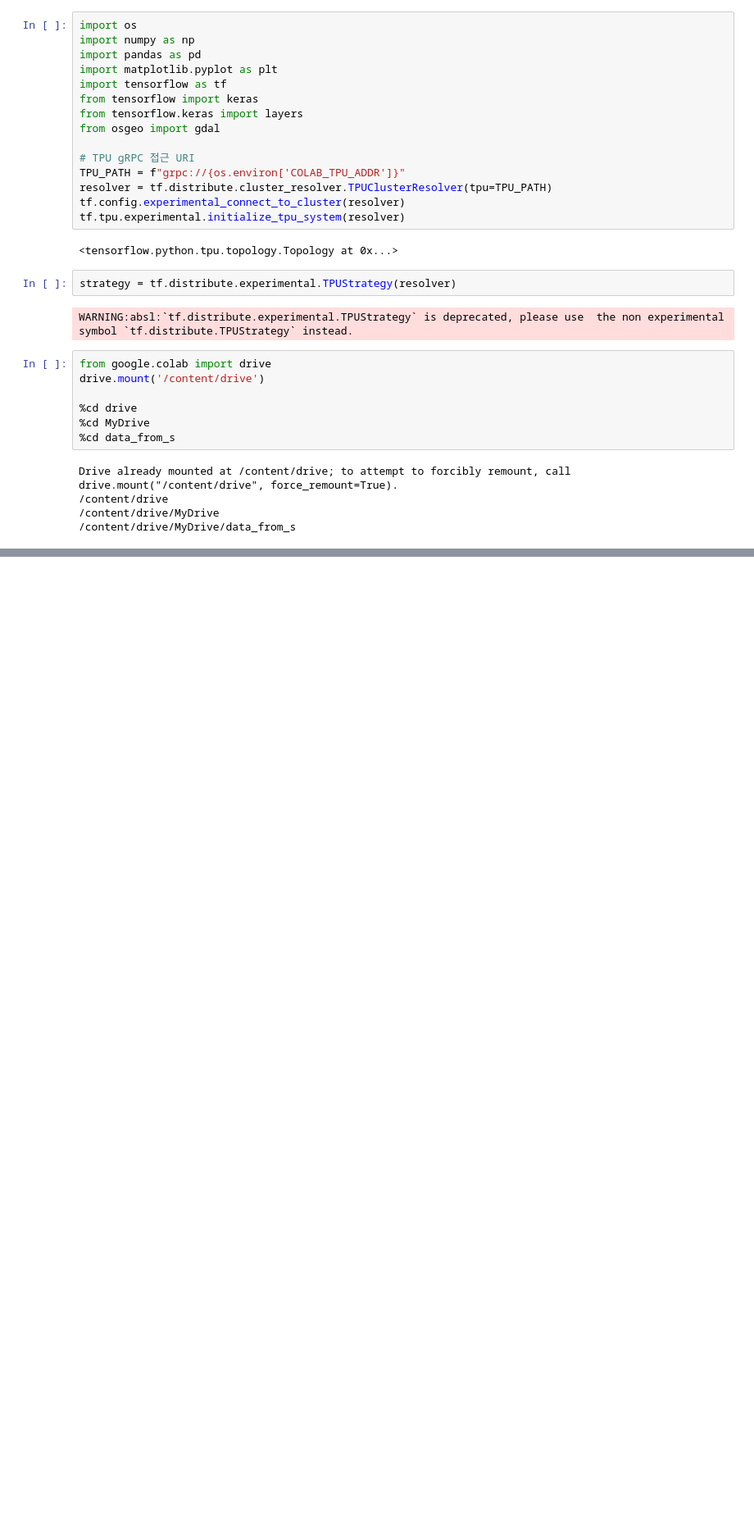
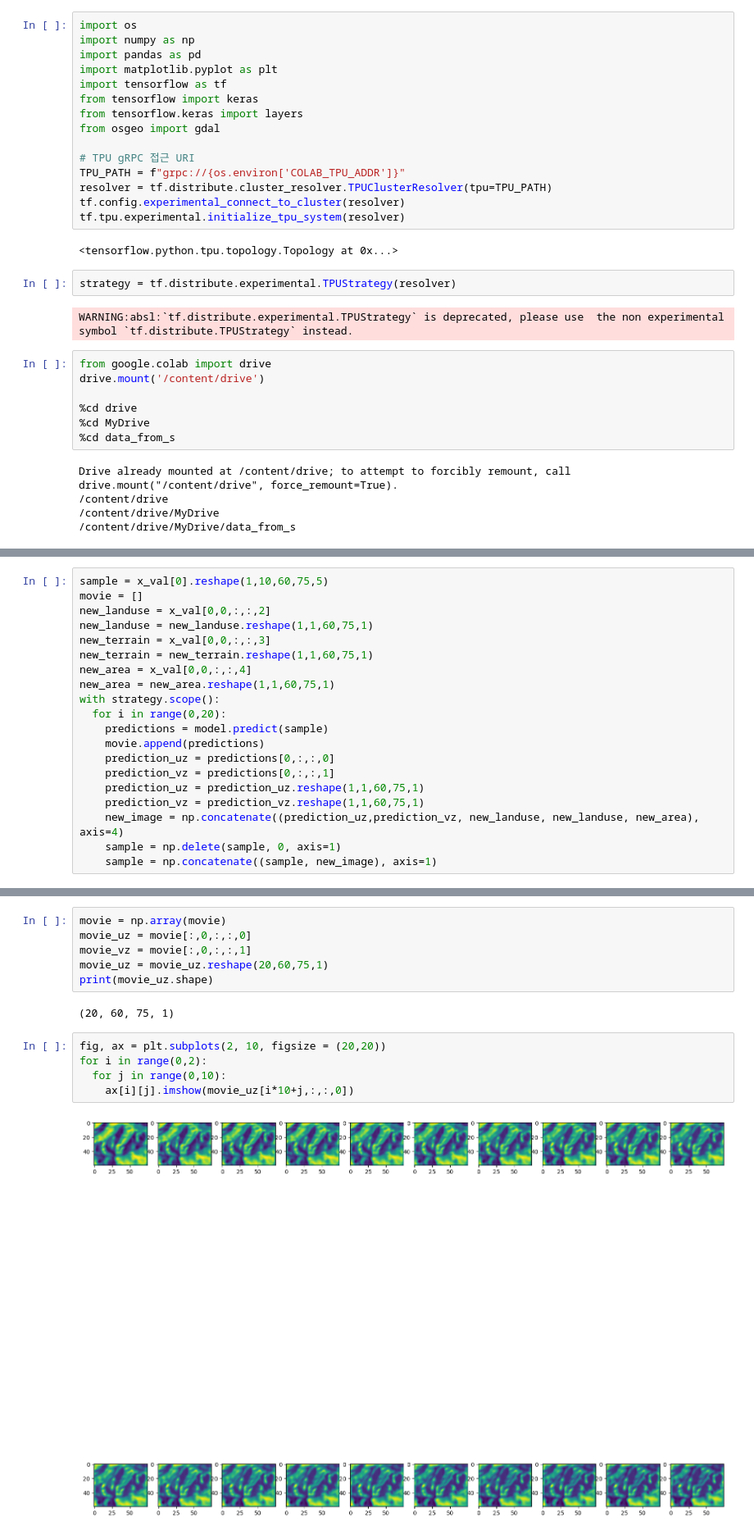
Before and after one commit to Kogo0813/Windroad8, a Jupyter notebook: TPUver_windpredict_data_from_s.ipynb, the cells around one changed output, grey strips where cells are left out. Shown at 82% size. Cells and saved outputs as stored; diff of their text form; blank space fills up the shorter version.

```diff
--- a/TPUver_windpredict_data_from_s.ipynb
+++ b/TPUver_windpredict_data_from_s.ipynb
@@ -219,0 +245,20 @@ Epoch 135: early stopping
+# %%
+sample = x_val[0].reshape(1,10,60,75,5)
+movie = []
+new_landuse = x_val[0,0,:,:,2]
+new_landuse = new_landuse.reshape(1,1,60,75,1)
+new_terrain = x_val[0,0,:,:,3]
+new_terrain = new_terrain.reshape(1,1,60,75,1)
+new_area = x_val[0,0,:,:,4]
+new_area = new_area.reshape(1,1,60,75,1)
+with strategy.scope():
+  for i in range(0,20):
+    predictions = model.predict(sample)
+    movie.append(predictions)
+    prediction_uz = predictions[0,:,:,0]
+    prediction_vz = predictions[0,:,:,1]
+    prediction_uz = prediction_uz.reshape(1,1,60,75,1)
+    prediction_vz = prediction_vz.reshape(1,1,60,75,1)
+    new_image = np.concatenate((prediction_uz,prediction_vz, new_landuse, new_landuse, new_area), axis=4)
+    sample = np.delete(sample, 0, axis=1)
+    sample = np.concatenate((sample, new_image), axis=1)
@@ -219,0 +286,15 @@ Epoch 135: early stopping
+# %%
+movie = np.array(movie)
+movie_uz = movie[:,0,:,:,0]
+movie_vz = movie[:,0,:,:,1]
+movie_uz = movie_uz.reshape(20,60,75,1)
+print(movie_uz.shape)
+# %% [output]
+(20, 60, 75, 1)
+# %%
+fig, ax = plt.subplots(2, 10, figsize = (20,20))
+for i in range(0,2):
+  for j in range(0,10):
+    ax[i][j].imshow(movie_uz[i*10+j,:,:,0])
+# %% [output]
+[figure, added]
```
Also changed, not shown: parts of 11 cells of this notebook.
